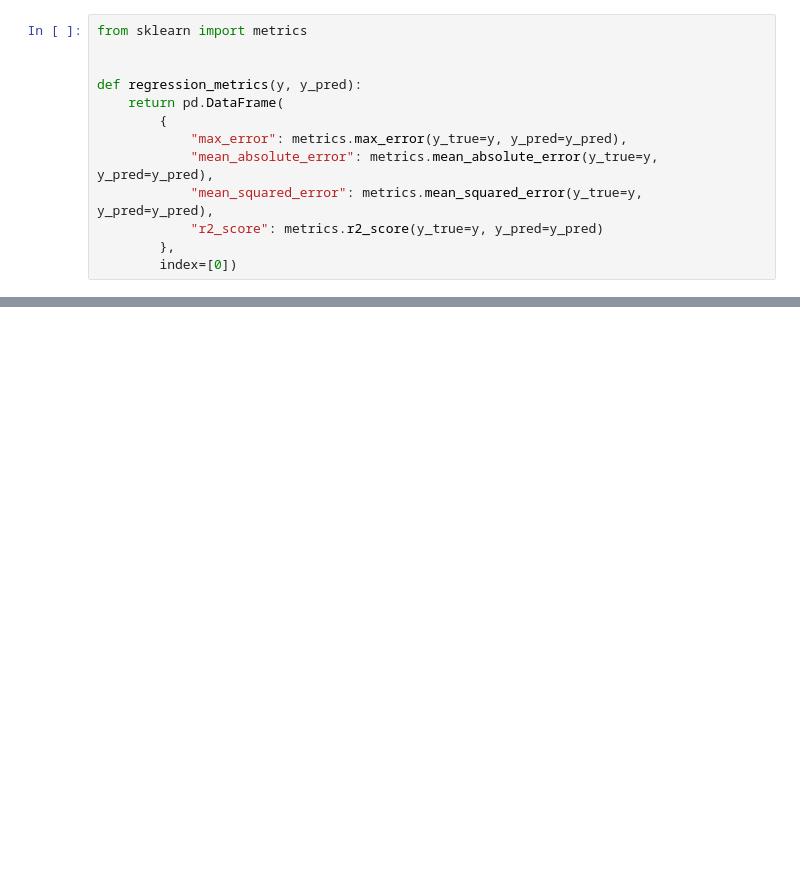
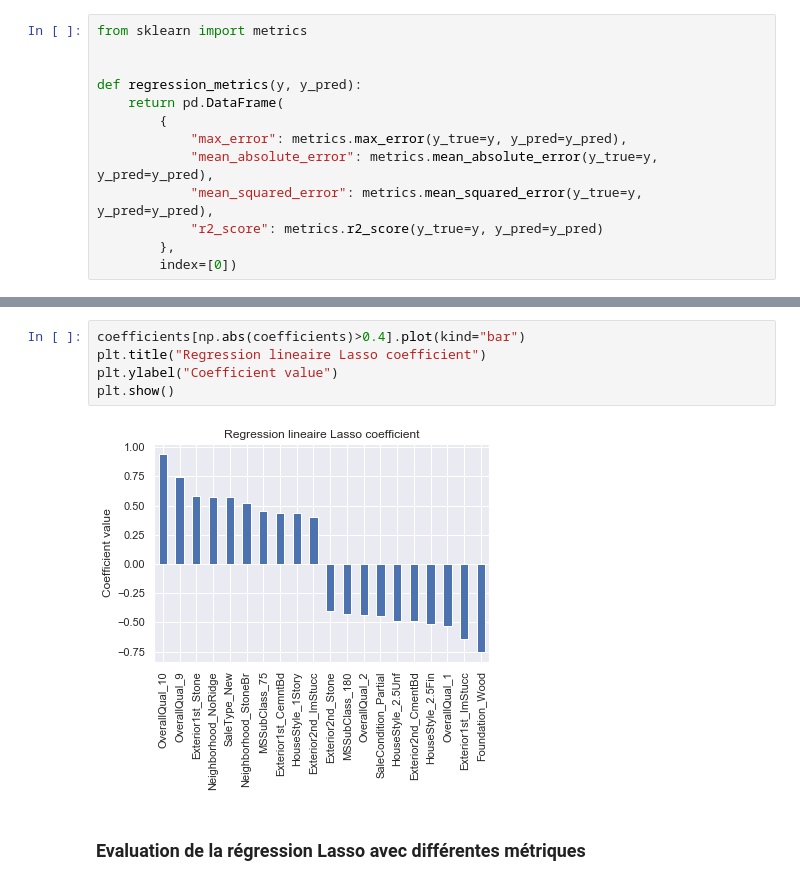
Before and after one commit to anthonymoisan/DeepLearningPredictHousePrices, a Jupyter notebook: src/project_house_prices.ipynb, the cells around one changed output, grey strips where cells are left out. Drawn from its saved outputs; the diff is of its cells as text; blank space fills up the shorter version.

```diff
--- a/src/project_house_prices.ipynb
+++ b/src/project_house_prices.ipynb
@@ -1102,0 +1100,9 @@ print(regression_metrics(y_test, y_testPred))
+# %%
+coefficients[np.abs(coefficients)>0.4].plot(kind="bar")
+plt.title("Regression lineaire Lasso coefficient")
+plt.ylabel("Coefficient value")
+plt.show()
+# %% [output]
+[figure, added]
+# %% [markdown]
+### Evaluation de la régression Lasso avec différentes métriques
```
Also changed, not shown: parts of 91 cells of this notebook.
